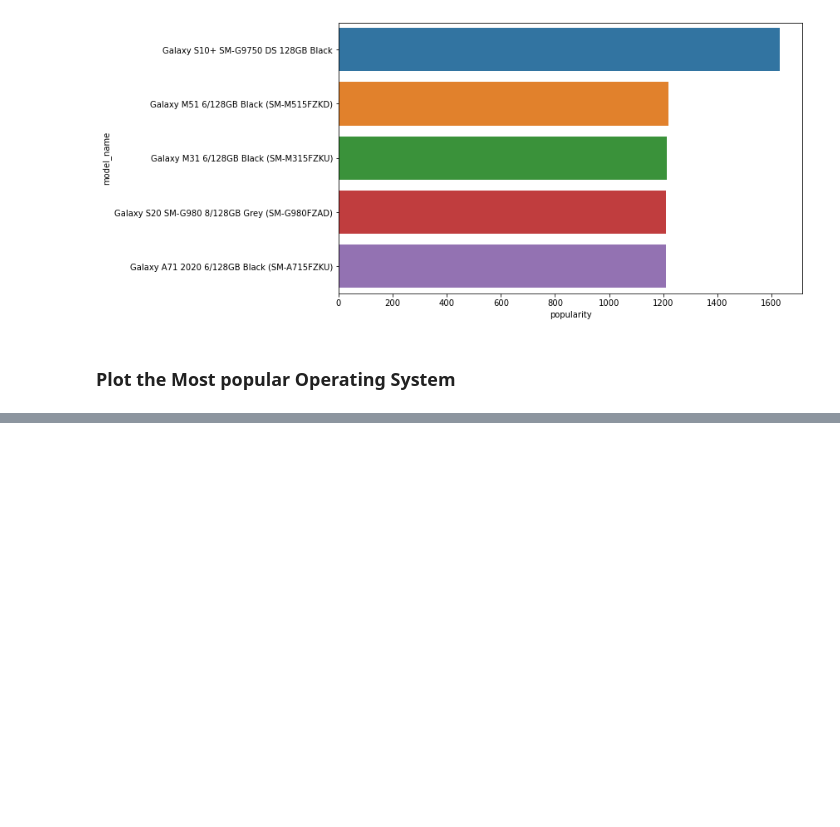
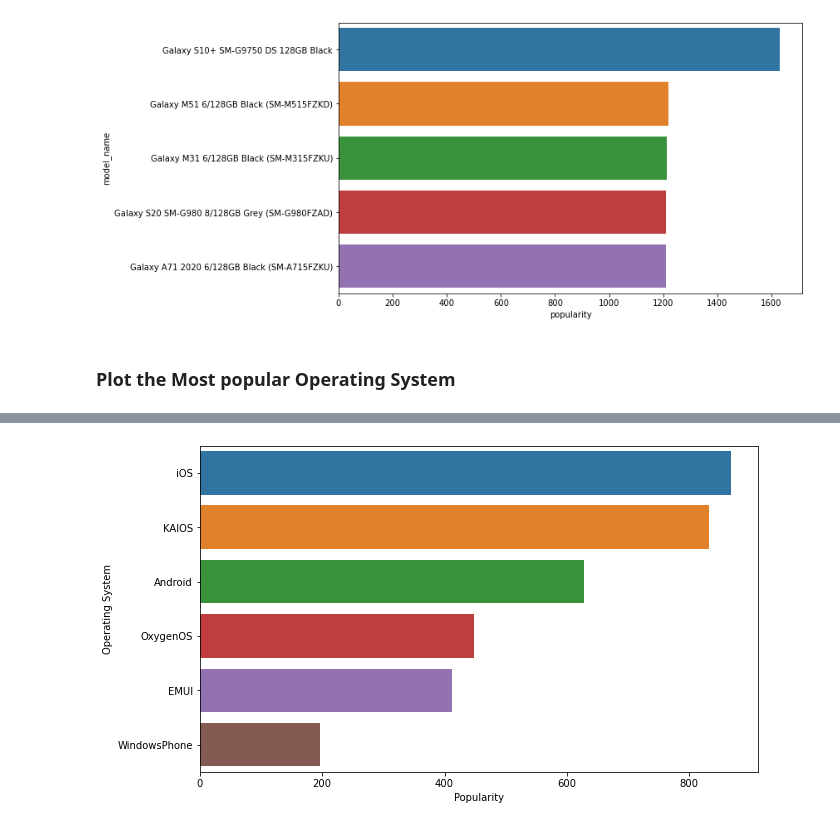
Before and after one commit to Wolfie3D/Mobile-Phones-Data, a Jupyter notebook: index.ipynb, the cells around one changed output, grey strips where cells are left out. Cells and saved outputs as stored; diff of their text form; code cells hidden in the pictures; blank space fills up the shorter version.

```diff
--- a/index.ipynb
+++ b/index.ipynb
@@ -192,0 +189,11 @@ Name: model_name, Length: 1068, dtype: int64
+# %%
+plt.figure(figsize=(10, 6))
+
+sns.barplot(x='popularity', y='os', data=os_Popularity, orient='h')
+
+plt.xlabel('Popularity')
+plt.ylabel('Operating System')
+
+plt.show()
+# %% [output]
+[figure, added]
```
Also changed, not shown: parts of 5 cells of this notebook.
